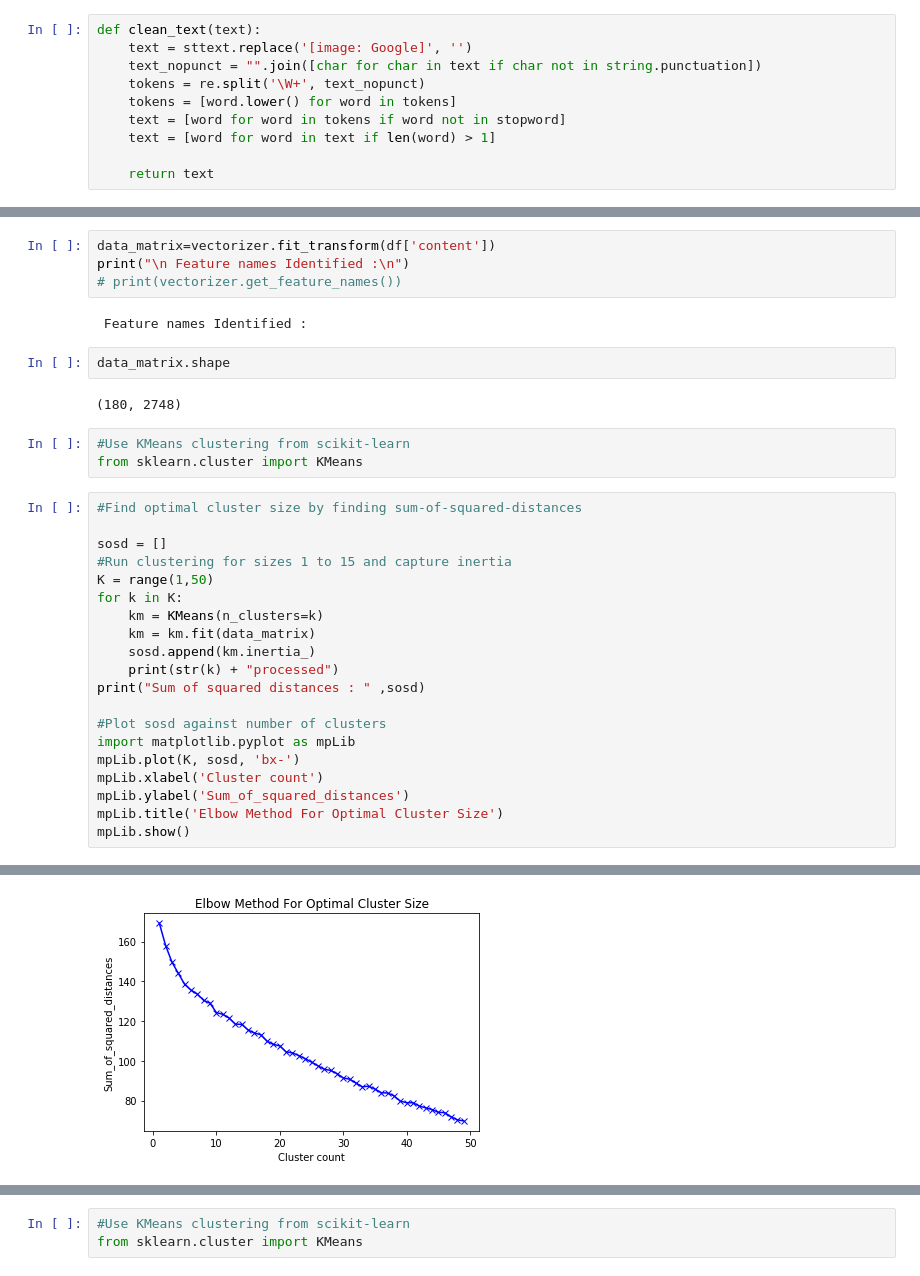
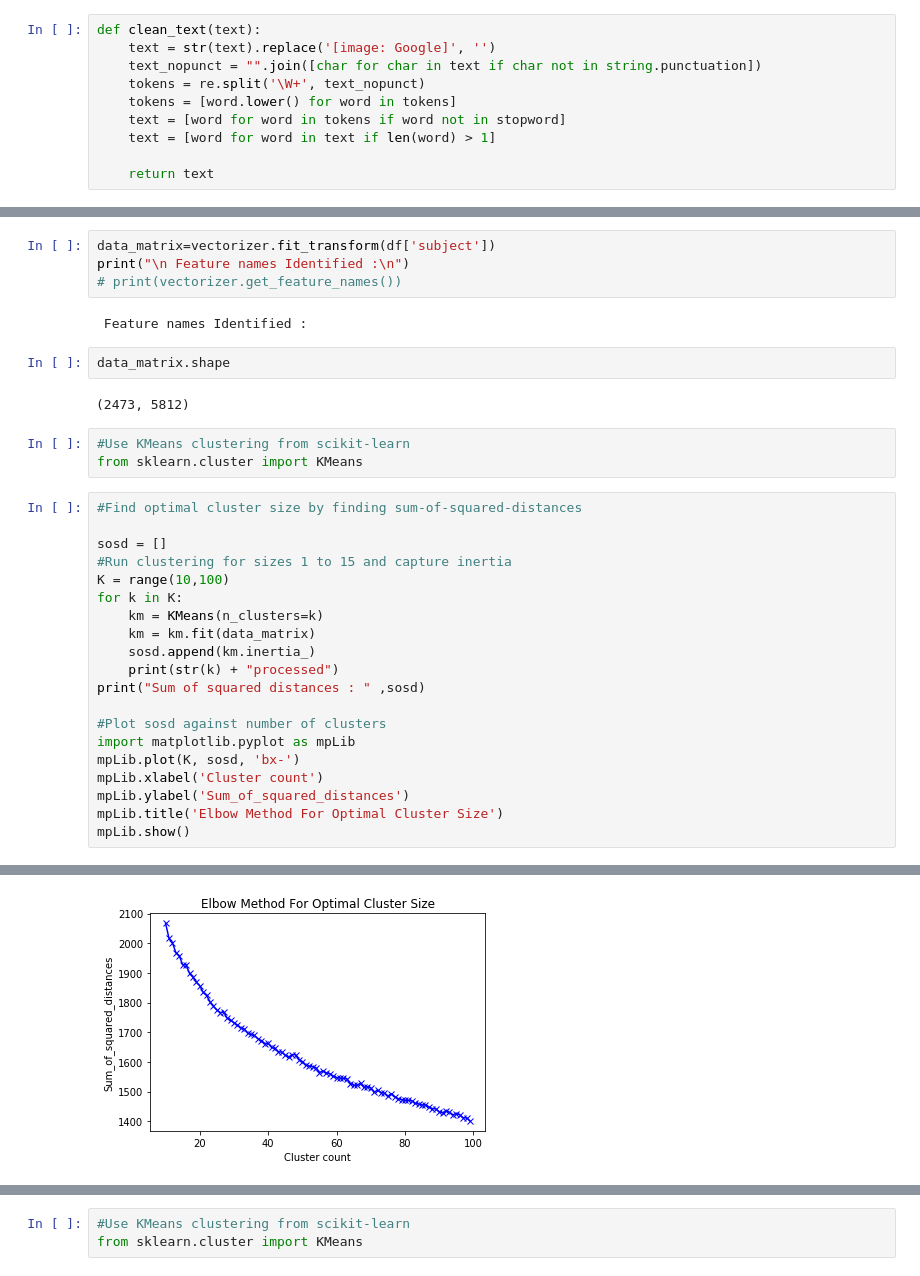
Before and after one commit to KMKnation/semantic_search_engine, a Jupyter notebook: clustering.ipynb, the cells around one changed output, grey strips where cells are left out. Saved outputs shown, nothing was run; the diff lists cells and outputs as text.

```diff
--- a/clustering.ipynb
+++ b/clustering.ipynb
@@ -41,7 +41,7 @@ stopword = nltk.corpus.stopwords.words('english')
 [nltk_data]   Package stopwords is already up-to-date!
 # %%
 def clean_text(text):
-    text = sttext.replace('[image: Google]', '')
+    text = str(text).replace('[image: Google]', '')
     text_nopunct = "".join([char for char in text if char not in string.punctuation])
     tokens = re.split('\W+', text_nopunct)
     tokens = [word.lower() for word in tokens]
@@ -86,7 +63,7 @@ df
 # %%
 vectorizer = TfidfVectorizer(stop_words='english', analyzer=clean_text)
 # %%
-data_matrix=vectorizer.fit_transform(df['content'])
+data_matrix=vectorizer.fit_transform(df['subject'])
 print("\n Feature names Identified :\n")
 # print(vectorizer.get_feature_names())
 # %% [output]
@@ -94,7 +71,7 @@ print("\n Feature names Identified :\n")
 # %%
 data_matrix.shape
 # %% [output]
-(180, 2748)
+(2473, 5812)
 # %%
 #Use KMeans clustering from scikit-learn
 from sklearn.cluster import KMeans
@@ -103,7 +80,7 @@ from sklearn.cluster import KMeans
 
 sosd = []
 #Run clustering for sizes 1 to 15 and capture inertia
-K = range(1,50)
+K = range(10,100)
 for k in K:
     km = KMeans(n_clusters=k)
     km = km.fit(data_matrix)
@@ -139 +116 @@ Sum of squared distances :  [169.20000683493302, 157.92426580545413, 149.5784648
-[figure, old version]
+[figure, new version]
```
Also changed, not shown: parts of 19 cells of this notebook, 5 other files.
